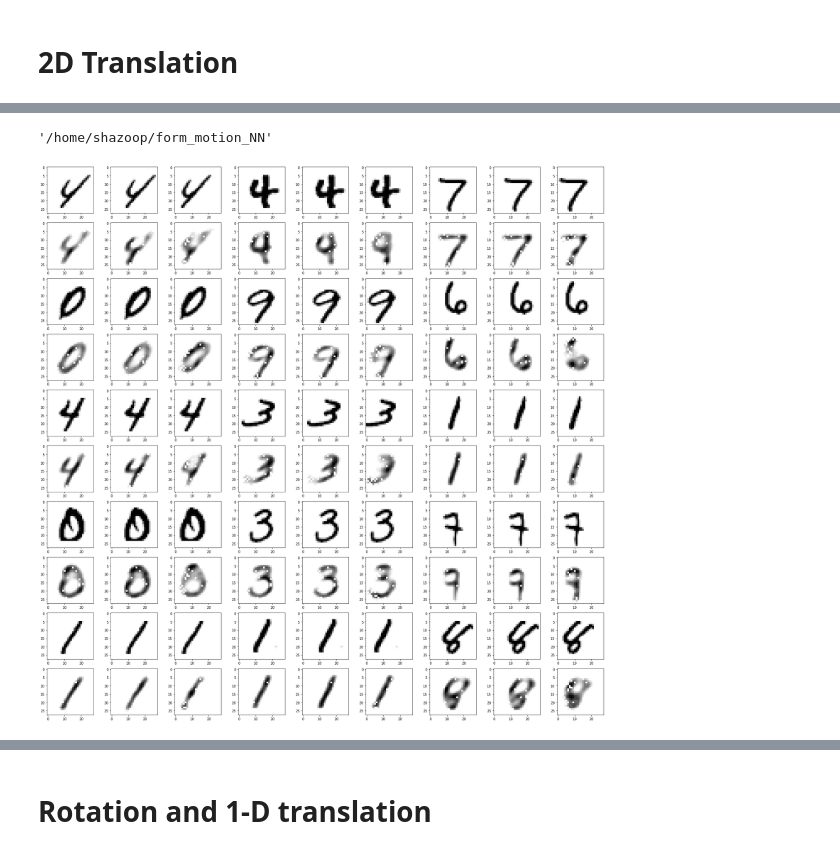
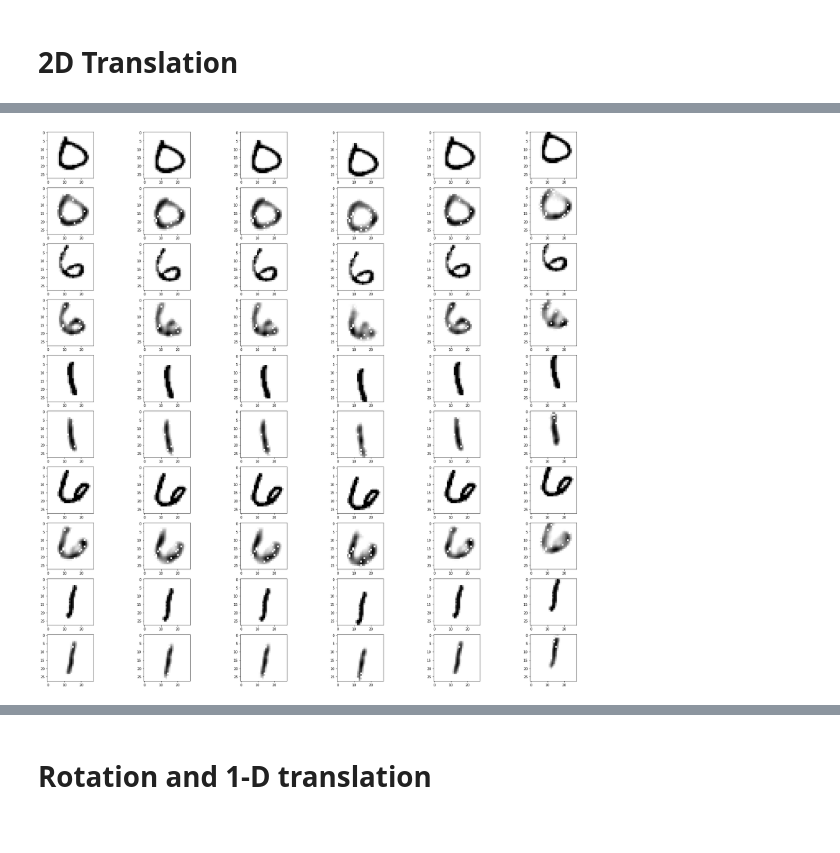
Before and after one commit to shazoop/form_motion_NN, a Jupyter notebook: local_chart.ipynb, the cells around one changed output, grey strips where cells are left out. Cells and saved outputs as stored; diff of their text form; code cells hidden in the pictures.

Commit message:
completed 4d experiments for local chart

```diff
--- a/local_chart.ipynb
+++ b/local_chart.ipynb
@@ -261,11 +364,10 @@ transform_set = [hor_trans,ver_trans]
 loader_transform = transforms.Compose(
     [transforms.ToTensor(),
      transforms.Lambda(lambda x: torch.clamp(x, min = 0)),
-     transforms.Lambda(lambda x: x/torch.amax(x))
+     transforms.Lambda(lambda x: x/torch.amax(torch.abs(x)))
      ]
 )
 batch_size = 40
-movie_len = 3
 #(Down)Load MNIST
 data_set = datasets.MNIST(root='./data', train=True, download=False, transform=loader_transform)
 test_set = datasets.MNIST(root='./data', train=False, download=False, transform=loader_transform)
@@ -275,6 +377,15 @@ data_loader = torch.utils.data.DataLoader(data_set, batch_size = batch_size, shu
 test_loader = torch.utils.data.DataLoader(test_set, batch_size = batch_size, shuffle = True)
 # %% [markdown]
 # 2D Translation
+# %%
+hor_trans = transforms.Compose(
+    [transforms.RandomAffine(0, translate = (.2,0))])
+
+ver_trans = transforms.Compose(
+    [transforms.RandomAffine(0,translate = (0,.2))])
+
+
+transform_set = [hor_trans,ver_trans]
 # %%
 model_dis = make_model(28**2, latent_dim= 16, trans_dim = 2)
 # %%
@@ -286,6 +397,8 @@ model_dis = model_dis.to(device)
 optimizer = torch.optim.Adam(model_dis.parameters(), lr=1e-3) #e-1
 # %%
 #empirically, sparse_par should be on order of 1e-3. Set it to 1e-2 and trans_net learned just identity transform.
+# %%
+movie_len = 6
 # %%
-train(300, model_dis, device, data_loader, optimizer, epoch = 10, movie_len = movie_len, transform_set = transform_set, sparse_par = 5e-4, opt_interval = 3, beta = .85)
+train(300, model_dis, device, data_loader, optimizer, epoch = 15, movie_len = movie_len, transform_set = transform_set, sparse_par = 5e-4, opt_interval = 3, beta = .9)
 # %% [output]
@@ -308,7 +422,3 @@ TypeError: int() argument must be a string, a bytes-like object or a number, not
 # %%
 true_frames, out_frames = test(model_dis, device, test_loader, movie_len, transform_set)
-# %%
-os.getcwd()
-# %% [output]
-'/home/shazoop/form_motion_NN'
 # %%
@@ -326,12 +426,7 @@ os.getcwd()
-# %%
-fig = plt.figure(figsize=(30,30)) #image sequence from dataset
-for i in range(45):
-        fig.add_subplot(10,9,i+9*(i//9)+1)
-        plt.imshow(true_frames[i//3,i % 3],cmap = "Greys")
-        fig.add_subplot(10,9,i+9*(i//9)+10)
-        plt.imshow(out_frames[i//3,i % 3], cmap = 'Greys')
-# plt.hist(true_frames[ix,0],bins=4)
-# plt.hist(true_frames[ix,1], bins=4)
-plt.savefig('True vs Reconstruction')
-# %% [output]
-[figure, removed]
+# %%
+row_length = 6
+col_length = 10
+
+plot_ex(true_frames, out_frames, col_length, row_length, movie_len)
+# %% [output]
+[figure, added]
```
Also changed, not shown: parts of 43 cells of this notebook, 7 other files.
